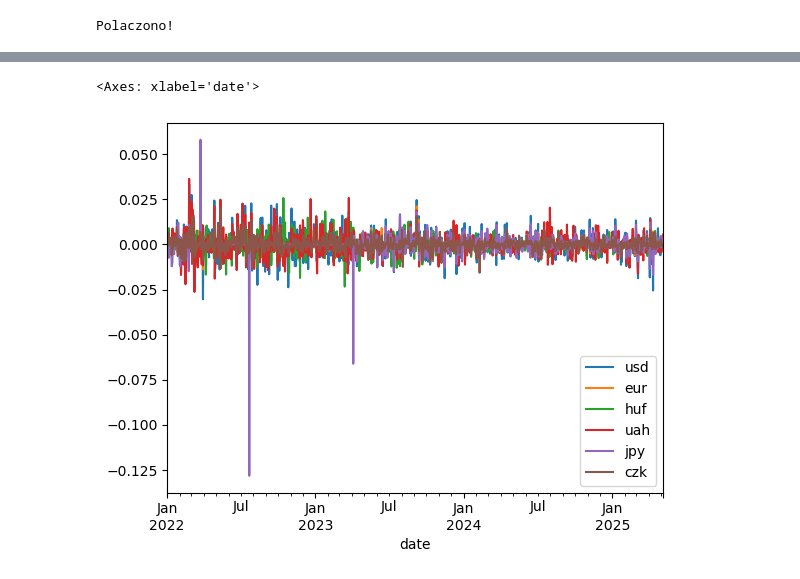
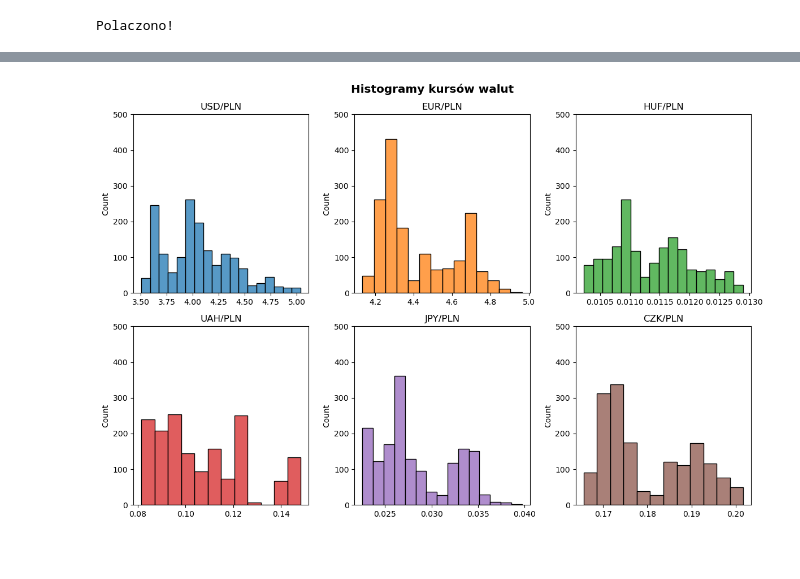
Before and after one commit to dradamm8/ExchangeRatesAnalysis, a Jupyter notebook: notebooks/projekt.ipynb, the cells around one changed output, grey strips where cells are left out. Cells and saved outputs as stored; diff of their text form; code cells hidden in the pictures; blank space fills up the shorter version.

```diff
--- a/notebooks/projekt.ipynb
+++ b/notebooks/projekt.ipynb
@@ -53,5 +66,17 @@ df_scaled.plot()
-# %%
-(df.diff().bfill() / df.iloc[0]).plot()
-# %% [output]
-<Axes: xlabel='date'>
-[figure, removed]
+# %%
+# histogramy
+
+fig, axs = plt.subplots(2, 3, figsize = (12,8), facecolor = 'white', tight_layout = True)
+
+colors = ['C0', "C1", "C2", 'C3', 'C4', 'C5']
+
+fig.suptitle("Histogramy kursów walut", fontsize = "x-large", fontweight = "bold")
+
+for ax, col, code, code_upp in zip(axs.flatten(), colors, codes, codes_upp):
+    to_add = r"/PLN"
+    sns.histplot(df[code], ax = ax, color = col)
+    ax.set_xlabel(None)
+    ax.set_title(code_upp + to_add)
+    ax.set_ylim(0, 500)
+# %% [output]
+[figure, added]
```
Also changed, not shown: parts of 27 cells of this notebook.
